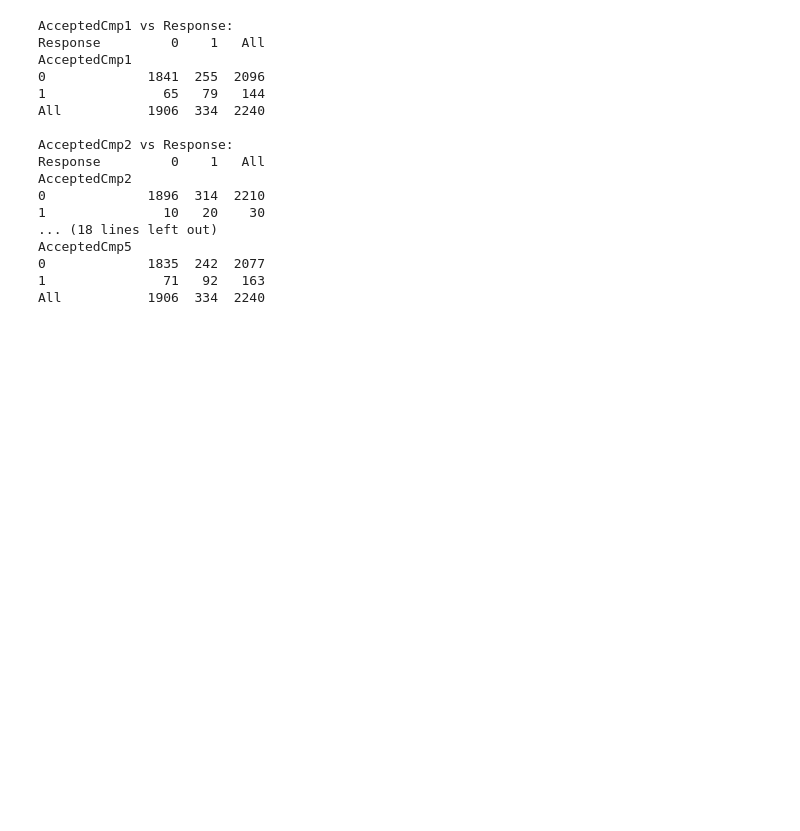
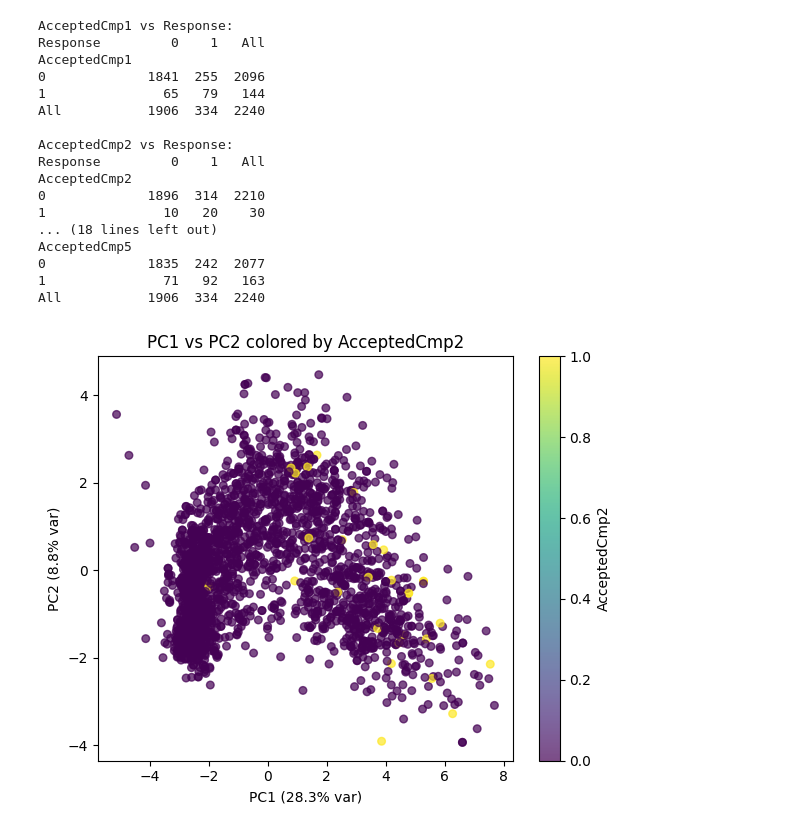
Before and after one commit to tlevash23/DX699, a Jupyter notebook: OMDS-ModB2-MIlestoneFinal-Levash-Tim.ipynb, the cells around one changed output. Drawn from its saved outputs; the diff is of its cells as text; code cells hidden in the pictures; blank space fills up the shorter version.

```diff
--- a/OMDS-ModB2-MIlestoneFinal-Levash-Tim.ipynb
+++ b/OMDS-ModB2-MIlestoneFinal-Levash-Tim.ipynb
@@ -450,3 +447,25 @@ AcceptedCmp5
 0             1835  242  2077
 1               71   92   163
 All           1906  334  2240
+# %%
+#Accp Camp 2
+
+# Response
+response = df_marketing["AcceptedCmp2"].reset_index(drop=True)
+
+plt.figure(figsize=(6,5))
+scatter = plt.scatter(
+    pc_df["PC1"], pc_df["PC2"],
+    c=response,
+    cmap="viridis",
+    alpha=0.7,
+    s=30
+)
+plt.colorbar(scatter, label="AcceptedCmp2")
+plt.xlabel(f"PC1 ({pca2.explained_variance_ratio_[0]*100:.1f}% var)")
+plt.ylabel(f"PC2 ({pca2.explained_variance_ratio_[1]*100:.1f}% var)")
+plt.title("PC1 vs PC2 colored by AcceptedCmp2")
+plt.tight_layout()
+plt.show()
+# %% [output]
+[figure, added]
```
Also changed, not shown: parts of 12 cells of this notebook.
